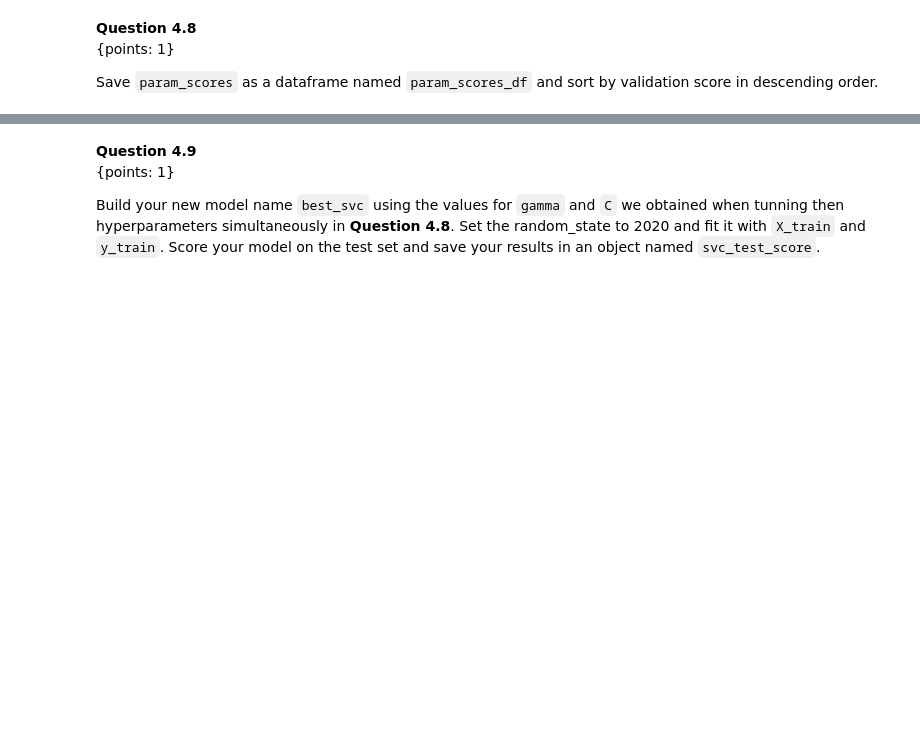
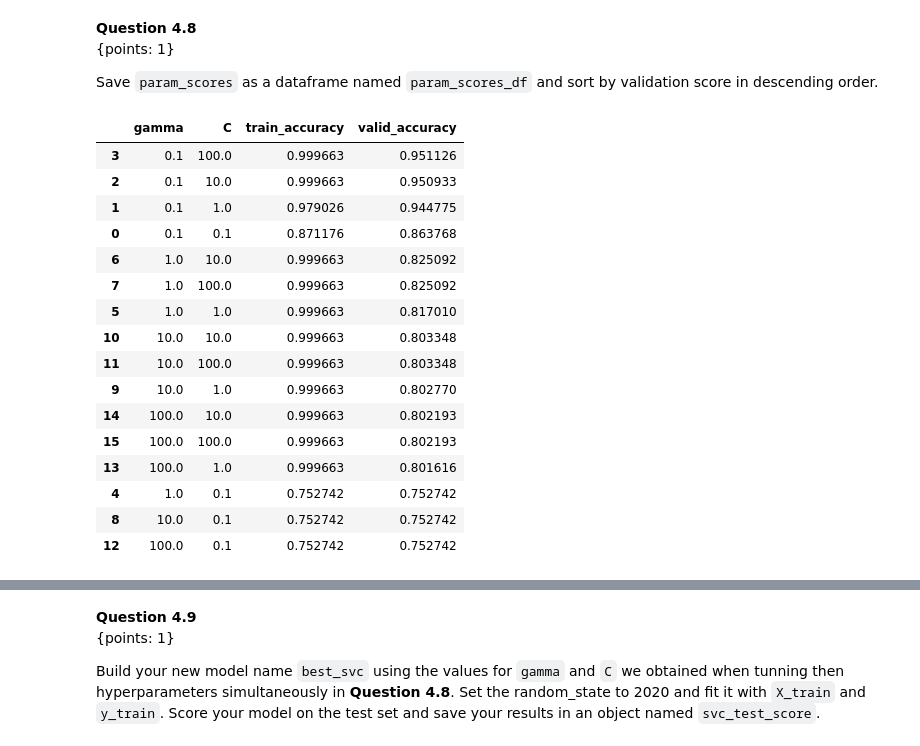
Before and after one commit to Dipto9999/intro-ml-students, a Jupyter notebook: release/assignment4/assignment4.ipynb, the cells around one changed output, grey strips where cells are left out. Drawn from its saved outputs; the diff is of its cells as text; code cells hidden in the pictures; blank space fills up the shorter version.

```diff
--- a/release/assignment4/assignment4.ipynb
+++ b/release/assignment4/assignment4.ipynb
@@ -327,0 +367,8 @@ print(knn1_valid_score)
+# %%
+knn1 = KNeighborsClassifier(n_neighbors = 1)
+cv_model = cross_validate(
+    estimator = knn1,
+    X = X_train, y = y_train,
+    return_train_score = True,
+    cv = 10 # 10-fold cross validation
+)
@@ -653,0 +852,25 @@ raise NotImplementedError # No Answer - remove if you provide an answer
+# %%
+hyperparameters = {
+    "gamma": [0.1, 1.0, 10.0, 100.0],
+    "C": [0.1, 1.0, 10.0, 100.0]
+}
+param_scores = {"gamma": [], "C": [], "train_accuracy": [], "valid_accuracy": []}
+
+for g_i in hyperparameters['gamma'] :
+    for c_i in hyperparameters['C'] :
+        param_scores['gamma'].append(g_i)
+        param_scores['C'].append(c_i)
+
+        model = SVC(gamma = g_i, C = c_i)
+        cv_model = pd.DataFrame(
+            cross_validate(
+                estimator = model, cv = 5,
+                X = X_train, y = y_train,
+                return_train_score = True,
+            )
+        )
+
+        param_scores['train_accuracy'].append(cv_model['train_score'].mean())
+        param_scores['valid_accuracy'].append(cv_model['test_score'].mean())
+
+display(param_scores)
@@ -665,2 +903,23 @@ raise NotImplementedError # No Answer - remove if you provide an answer
+# %%
+param_scores_df = pd.DataFrame(param_scores).sort_values(by = 'valid_accuracy', ascending = False)
+display(param_scores_df)
+# %% [output]
+|  | gamma | C | train_accuracy | valid_accuracy |
+| 3 | 0.1 | 100.0 | 0.999663 | 0.951126 |
+| 2 | 0.1 | 10.0 | 0.999663 | 0.950933 |
+| 1 | 0.1 | 1.0 | 0.979026 | 0.944775 |
+| 0 | 0.1 | 0.1 | 0.871176 | 0.863768 |
+| 6 | 1.0 | 10.0 | 0.999663 | 0.825092 |
+| 7 | 1.0 | 100.0 | 0.999663 | 0.825092 |
+| 5 | 1.0 | 1.0 | 0.999663 | 0.817010 |
+| 10 | 10.0 | 10.0 | 0.999663 | 0.803348 |
+| 11 | 10.0 | 100.0 | 0.999663 | 0.803348 |
+| 9 | 10.0 | 1.0 | 0.999663 | 0.802770 |
+| 14 | 100.0 | 10.0 | 0.999663 | 0.802193 |
+| 15 | 100.0 | 100.0 | 0.999663 | 0.802193 |
+| 13 | 100.0 | 1.0 | 0.999663 | 0.801616 |
+| 4 | 1.0 | 0.1 | 0.752742 | 0.752742 |
+| 8 | 10.0 | 0.1 | 0.752742 | 0.752742 |
+| 12 | 100.0 | 0.1 | 0.752742 | 0.752742 |
 # %%
 t.test_4_8(param_scores_df)
```
Also changed, not shown: parts of 86 cells of this notebook, 1 other file.
